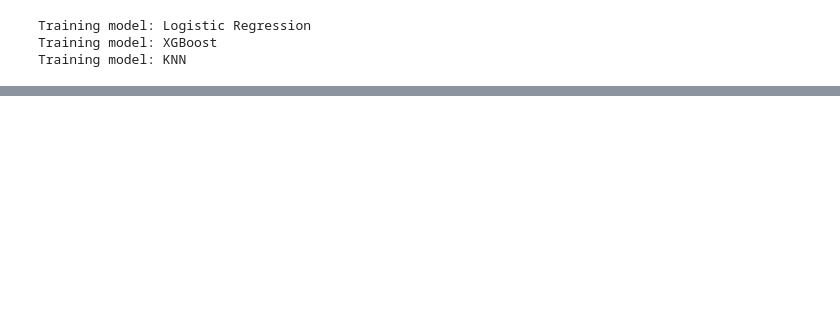
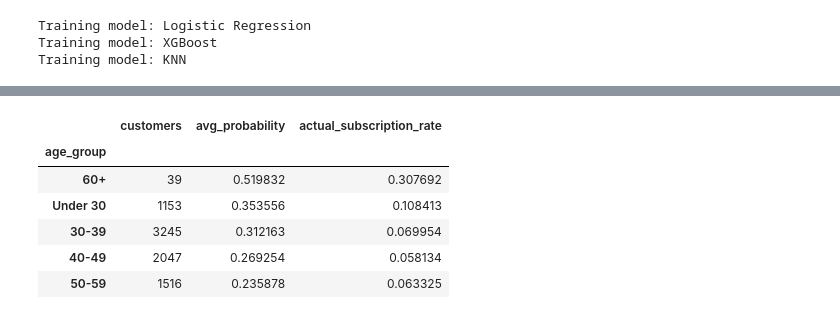
Before and after one commit to ShaneS02/04AWIXoLex7K20GE, a Jupyter notebook: src/run/run.ipynb, the cells around one changed output, grey strips where cells are left out. Cells and saved outputs as stored; diff of their text form; code cells hidden in the pictures; blank space fills up the shorter version.

```diff
--- a/src/run/run.ipynb
+++ b/src/run/run.ipynb
@@ -407,0 +372,13 @@ try different kernel for svm
+# %%
+# Assign each customer to a priority group
+def assign_priority(probability):
+    if probability >= 0.70:
+        return "High"
+    elif probability >= 0.40:
+        return "Medium"
+    else:
+        return "Low"
+
+
+customer_analysis["priority"] = (customer_analysis["subscription_probability"].apply(assign_priority))
+customer_analysis["priority"].value_counts()
@@ -407,0 +499,28 @@ try different kernel for svm
+# %%
+customer_analysis["age_group"] = pd.cut(customer_analysis["age"], bins=[0, 30, 40, 50, 60, 100],
+    labels=["Under 30", "30-39", "40-49", "50-59", "60+"]
+)
+
+customer_analysis["balance_group"] = pd.cut(
+    customer_analysis["balance"],
+    bins=[-float("inf"), 0, 1000, 5000, 10000, float("inf")],
+    labels=["Negative", "0-999", "1,000-4,999", "5,000-9,999", "10,000+"]
+)
+# %%
+age_segments = customer_analysis.groupby("age_group", observed=True).agg(
+    customers=("subscription_probability", "count"),
+    avg_probability=("subscription_probability", "mean"),
+    actual_subscription_rate=("actual_subscription", "mean")
+)
+
+age_segments = age_segments.sort_values("avg_probability", ascending=False)
+
+age_segments
+# %% [output]
+|  | customers | avg_probability | actual_subscription_rate |
+| age_group |  |  |  |
+| 60+ | 39 | 0.519832 | 0.307692 |
+| Under 30 | 1153 | 0.353556 | 0.108413 |
+| 30-39 | 3245 | 0.312163 | 0.069954 |
+| 40-49 | 2047 | 0.269254 | 0.058134 |
+| 50-59 | 1516 | 0.235878 | 0.063325 |
```
Also changed, not shown: parts of 15 cells of this notebook, 2 other files.
